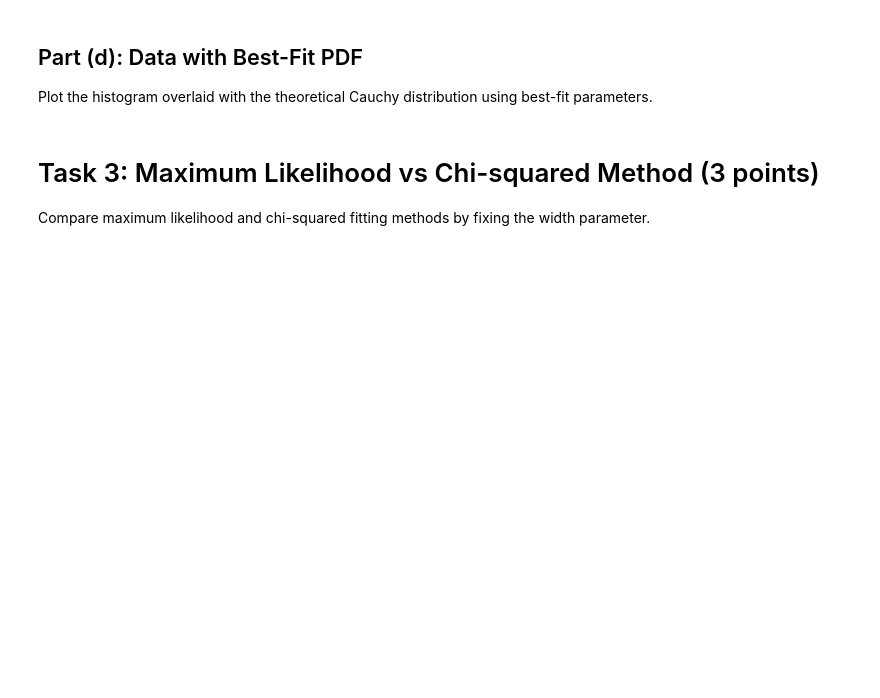
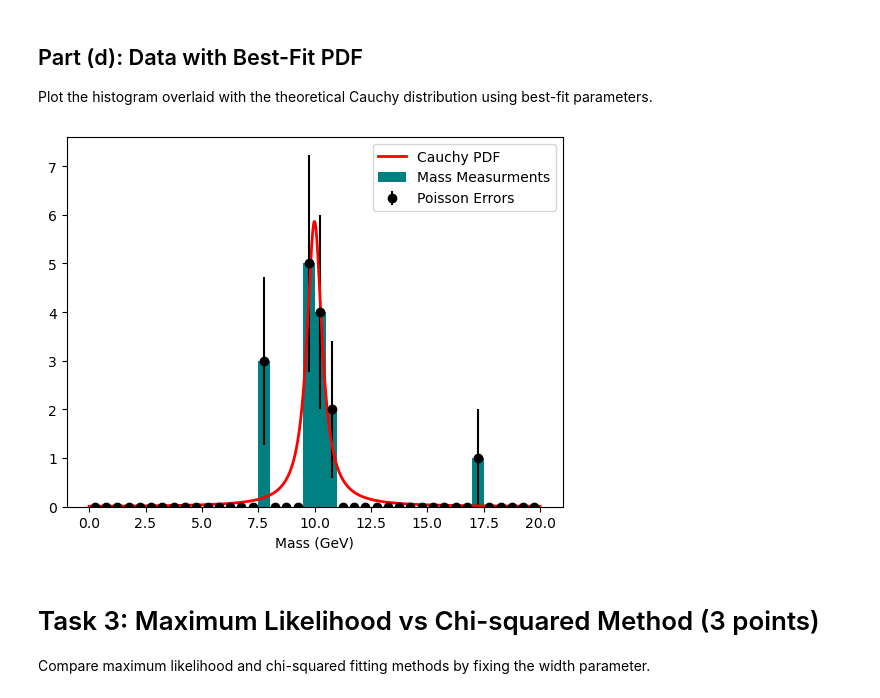
Before and after one commit to leoquintana4/Phys-434, a Jupyter notebook: PHYS 434 Lab 4.ipynb, the cells around one changed output. Cells and saved outputs as stored; diff of their text form; code cells hidden in the pictures; blank space fills up the shorter version.

```diff
--- a/PHYS 434 Lab 4.ipynb
+++ b/PHYS 434 Lab 4.ipynb
@@ -90,7 +162,24 @@ Plot the histogram overlaid with the theoretical Cauchy distribution using best-
 # %%
 # TODO: Plot histogram of data
 # TODO: Calculate and plot theoretical PDF using best-fit parameters
 # TODO: Scale PDF to match histogram (scales from probability to expected counts per bin)
+
+# Replot using the best-fit parameters
+counts, bin_edges = np.histogram(mass, range = (0,20), bins = 40)
+y_error = np.sqrt(counts)
+bin_centers = (bin_edges[1:] + bin_edges[:-1]) / 2
+plt.bar(bin_centers, counts,width = 0.5, color='teal', label='Mass Measurments' );
+plt.errorbar((bin_edges[:-1] + bin_edges[1:]) / 2, counts, yerr=y_error, fmt='o', color='black', label='Poisson Errors')
+plt.legend();
+
+#Plotting the theoretical Cauchy pdf over the histogram
+x = np.linspace(0, 20, 1000)
+cauchy_pdf = cauchy.pdf(x, loc = best_fit_mass, scale = best_fit_width)  # use best-fit width
+plt.plot(x, cauchy_pdf * len(mass) * (bin_edges[1] - bin_edges[0]), 'r-', lw=2, label='Cauchy PDF')
+plt.xlabel('Mass (GeV)')
+plt.legend();
+# %% [output]
+[figure, added]
 # %% [markdown]
 # Task 3: Maximum Likelihood vs Chi-squared Method (3 points)
 
```
Also changed, not shown: parts of 10 cells of this notebook, 1 other file.
